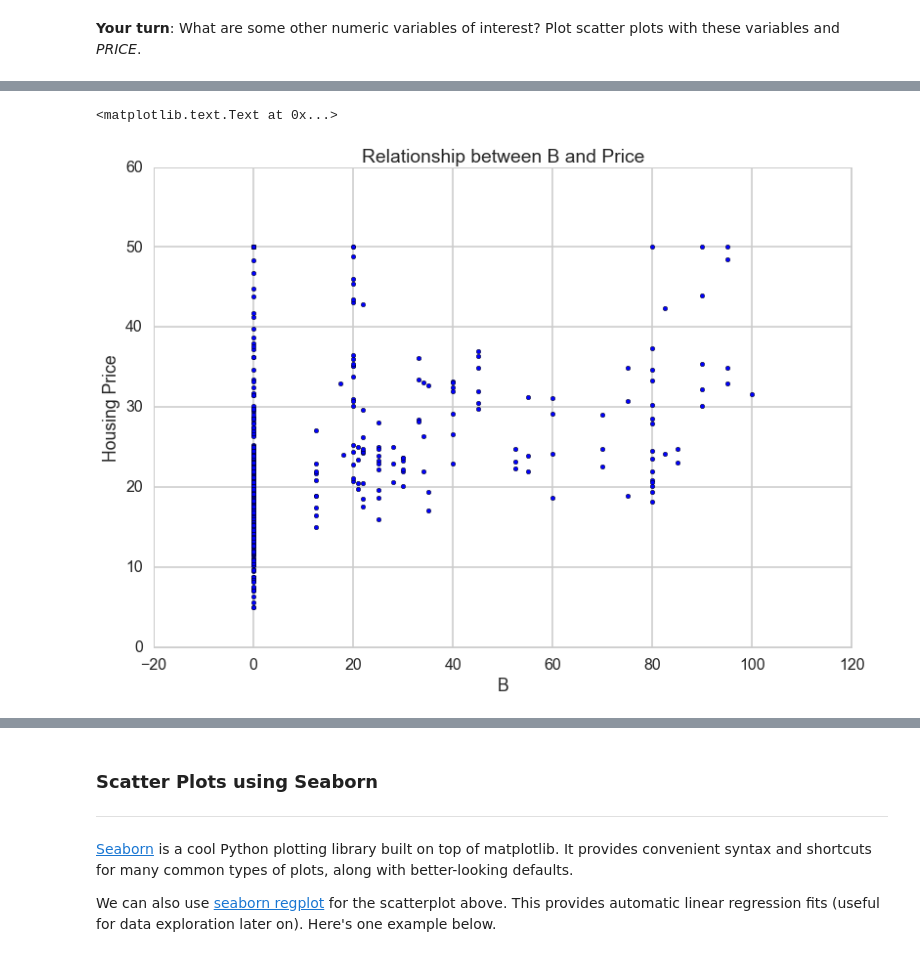
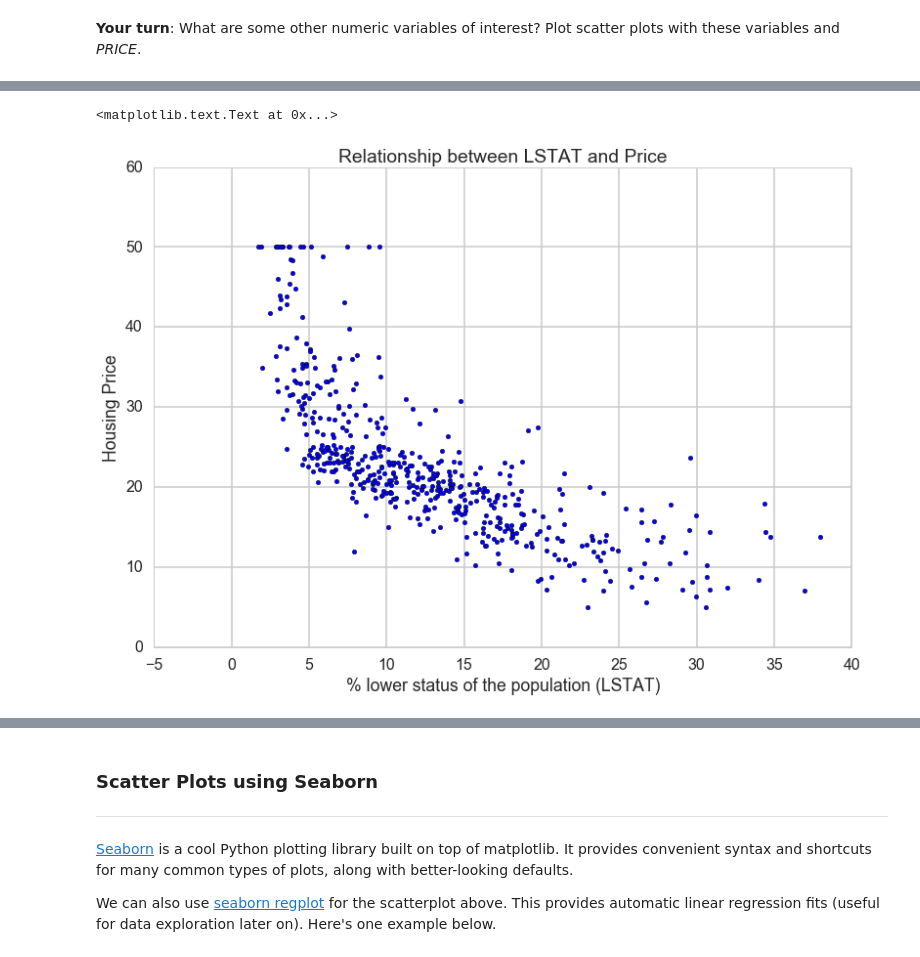
Before and after one commit to hv8/boston-housing-linear-regression, a Jupyter notebook: Mini_Project_Linear_Regression.ipynb, the cells around one changed output, grey strips where cells are left out. Drawn from its saved outputs; the diff is of its cells as text; code cells hidden in the pictures.

```diff
--- a/Mini_Project_Linear_Regression.ipynb
+++ b/Mini_Project_Linear_Regression.ipynb
@@ -255,9 +264,9 @@ plt.title("Relationship between PTRATIO and Price")
 # %%
 #your turn: create some other scatter plots
-plt.scatter(bos.ZN, bos.PRICE)
-plt.xlabel("B")
+plt.scatter(bos.LSTAT, bos.PRICE)
+plt.xlabel("% lower status of the population (LSTAT)")
 plt.ylabel("Housing Price")
-plt.title("Relationship between B and Price")
+plt.title("Relationship between LSTAT and Price")
 # %% [output]
 <matplotlib.text.Text at 0x...>
-[figure, old version]
+[figure, new version]
```
Also changed, not shown: parts of 8 cells of this notebook.
